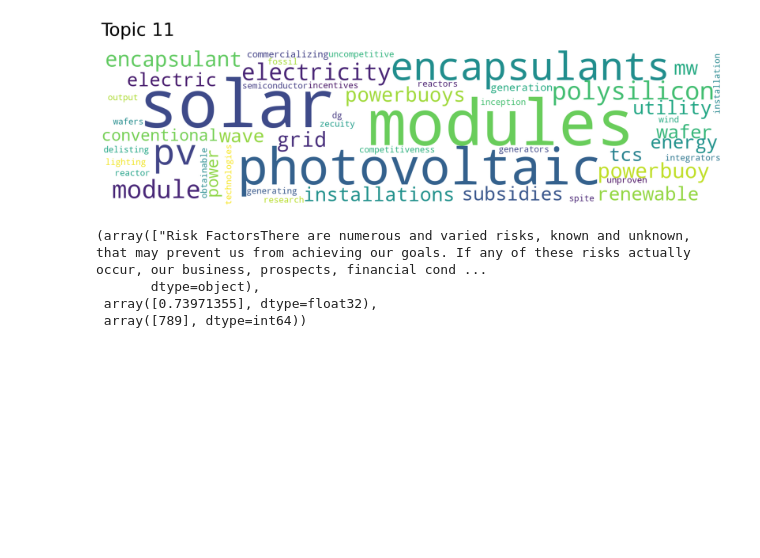
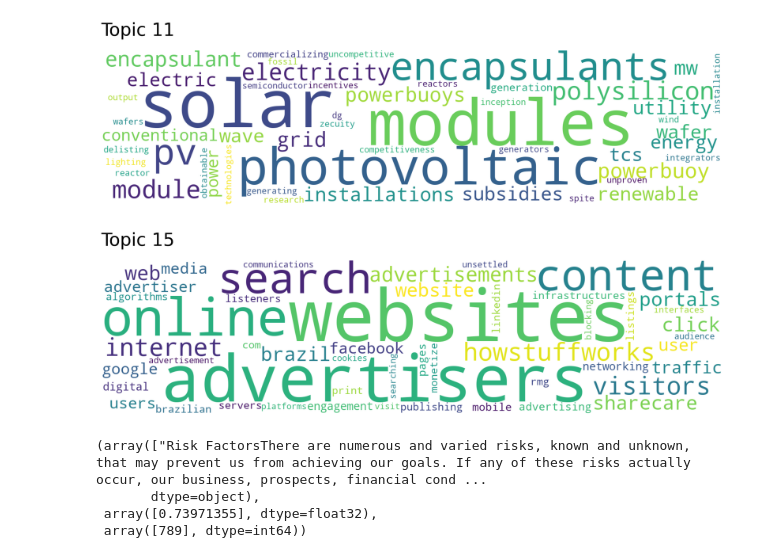
Before and after one commit to Dhruv26/10K-emerging-risk-detection, a Jupyter notebook: notebooks/topic_modelling_demo.ipynb, the cells around one changed output. Saved outputs shown, nothing was run; the diff lists cells and outputs as text; code cells hidden in the pictures; blank space fills up the shorter version.

```diff
--- a/notebooks/topic_modelling_demo.ipynb
+++ b/notebooks/topic_modelling_demo.ipynb
@@ -69,6 +72,10 @@ model.search_documents_by_topic(topic_num=6, num_docs=1)
 model.generate_topic_wordcloud(topic_num=11, background_color='white')
 # %% [output]
 [figure]
+# %%
+model.generate_topic_wordcloud(topic_num=15, background_color='white')
+# %% [output]
+[figure, added]
 # %%
 model.search_documents_by_topic(11, 1)
 # %% [output]
```
Also changed, not shown: parts of 8 cells of this notebook, 6 other files.
